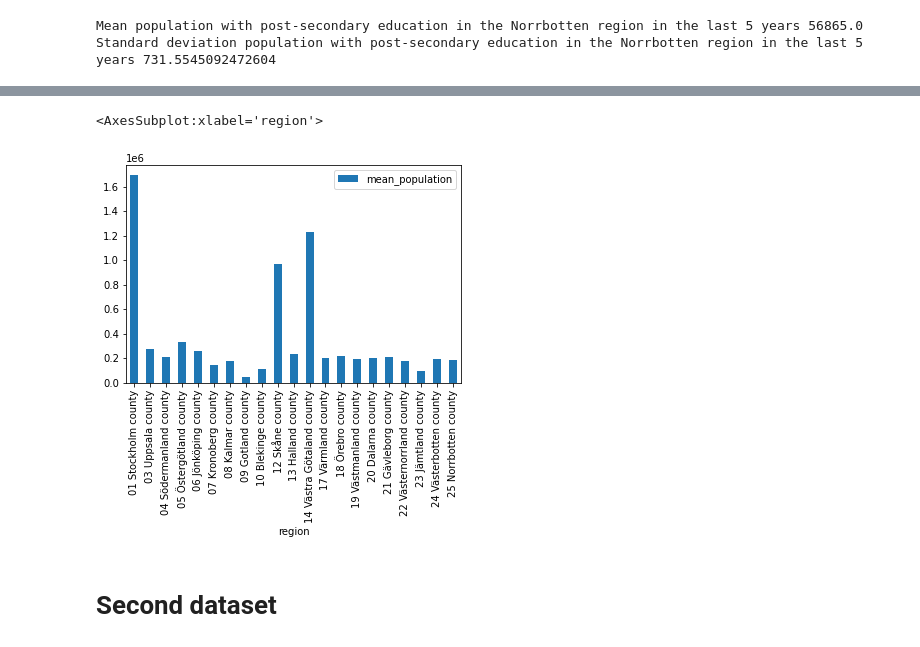
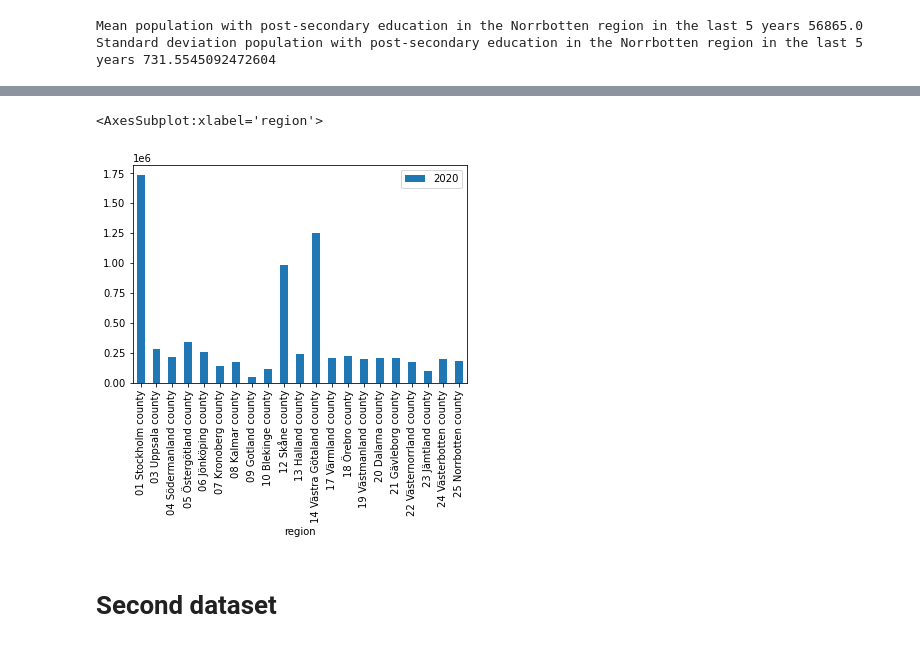
Before and after one commit to viktorparipas92/D0036E-labgroup-14, a Jupyter notebook: lab2_KÅ/lab2.ipynb, the cells around one changed output, grey strips where cells are left out. Cells and saved outputs as stored; diff of their text form; code cells hidden in the pictures.

```diff
--- a/lab2_KÅ/lab2.ipynb
+++ b/lab2_KÅ/lab2.ipynb
@@ -3,26 +6,35 @@
 # %%
-def my_csv_loader(filename, typemap = {}, debug = False):
+import re
+
+def my_csv_loader(filename, typemap = {}, debug = False, encoding = None):
 
     column_names = []
     column_names_to_index = {}
     rows = []
 
-    with open(filename) as f:
+    # Split a comma separated line observing quotation
+    def split_line(line):
+        line = line.rstrip("\n")
+        line_split = re.split(r",(?=(?:[^\"']*[\"'][^\"']*[\"'])*[^\"']*$)", line)
+        return [l.strip('"').strip("'") for l in line_split]
+
+    with open(filename, encoding = encoding) as f:
 
         # First line contains column names
-        column_names.extend(next(f).rstrip("\n").split(","))
+        column_names.extend(split_line(next(f)))
+
+        if debug:
+            print(column_names)
 
         # Map column name to zero based column index
         for i, c in enumerate(column_names):
             column_names_to_index[c] = i
 
-        if debug:
-            print(column_names)
 
         # Now load all the rows
         for line in f:
 
-            vals = line.rstrip("\n").split(",")
+            vals = split_line(line)
 
             # All the values are now in string, perform type mapping (if any)
             for f,t in typemap.items():
@@ -141,9 +188,9 @@ df_sum_by_region
 # %%
 # Do a bar plot showing mean population per region
-df_sum_by_region[["region", "mean_population"]].set_index("region").plot.bar()
+df_sum_by_region[["region", "2020"]].set_index("region").plot.bar()
 # %% [output]
 <AxesSubplot:xlabel='region'>
-[figure, old version]
+[figure, new version]
 # %% [markdown]
 # Second dataset
 # %%
```
Also changed, not shown: parts of 25 cells of this notebook, 4 other files.
